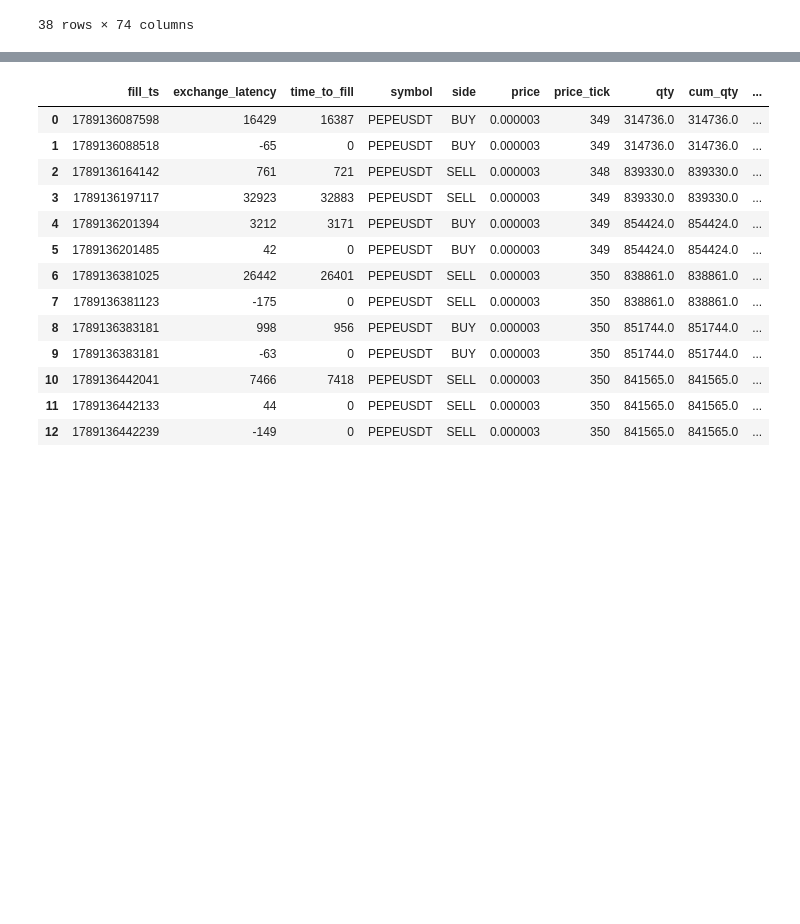
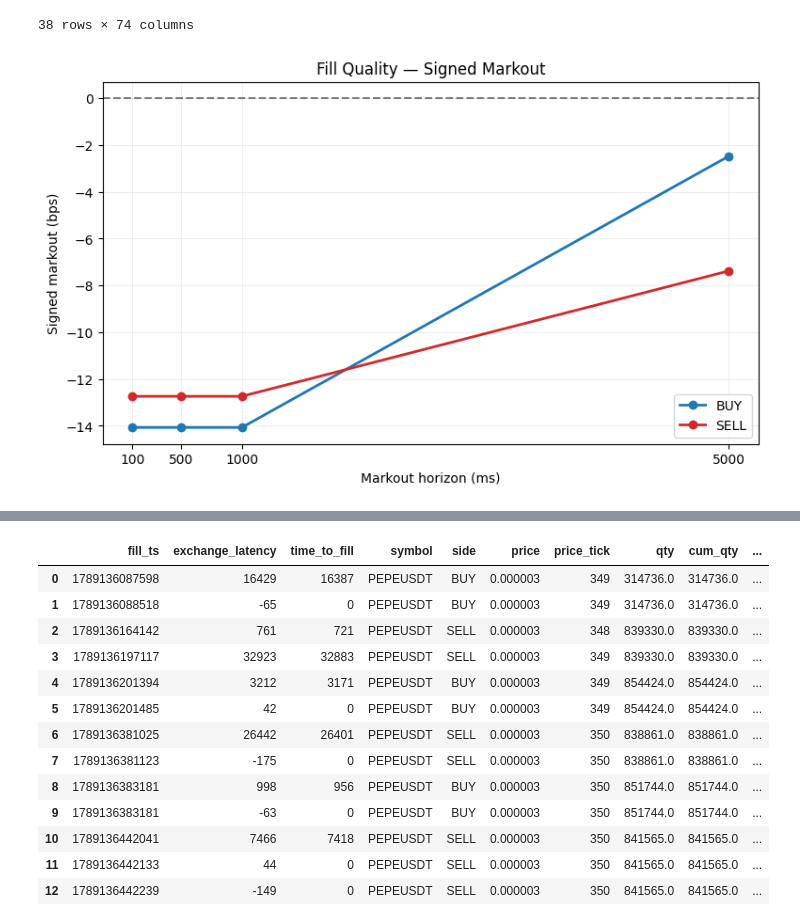
Before and after one commit to Briansim74/Market-Making-Trading-System, a Jupyter notebook: mm_research_toxicity.ipynb, the cells around one changed output, grey strips where cells are left out. Saved outputs shown, nothing was run; the diff lists cells and outputs as text; code cells hidden in the pictures; blank space fills up the shorter version.

```diff
--- a/mm_research_toxicity.ipynb
+++ b/mm_research_toxicity.ipynb
@@ -29,3 +29,45 @@ fills
 | 36 | 1788612360154 | 42 | 0 | PEPEUSDT | SELL | 0.000004 | 357 | 836126.0 | 836126.0 | ... |
 | 37 | 1788612658016 | 297792 | 297752 | PEPEUSDT | SELL | 0.000004 | 358 | 790652.0 | 790652.0 | ... |
 38 rows × 74 columns
+# %%
+import matplotlib.pyplot as plt
+import numpy as np
+horizons = [100, 500, 1000, 5000]
+for h in horizons:
+    fills[f"markout_{h}ms_bps"] = (
+        fills[f"signed_markout_{h}ms"]
+        / fills["snap_mid"]
+        * 10_000
+    )
+
+
+cols_bps = [f"markout_{h}ms_bps" for h in horizons]
+
+fig, ax = plt.subplots(figsize=(9, 5))
+
+for side, color in [("BUY", "tab:blue"), ("SELL", "tab:red")]:
+    subset = fills[fills["side"] == side]
+
+    means = subset[cols_bps].mean()
+
+    ax.plot(
+        horizons,
+        means.values,
+        marker="o",
+        linewidth=2,
+        label=side,
+        color=color,
+    )
+
+ax.axhline(0, color="black", linestyle="--", alpha=0.5)
+
+ax.set_xlabel("Markout horizon (ms)")
+ax.set_ylabel("Signed markout (bps)")
+ax.set_title("Fill Quality — Signed Markout")
+ax.set_xticks(horizons)
+ax.legend()
+ax.grid(alpha=0.2)
+
+plt.show()
+# %% [output]
+[figure, added]
```
Also changed, not shown: parts of 3 cells of this notebook, 50 other files.
